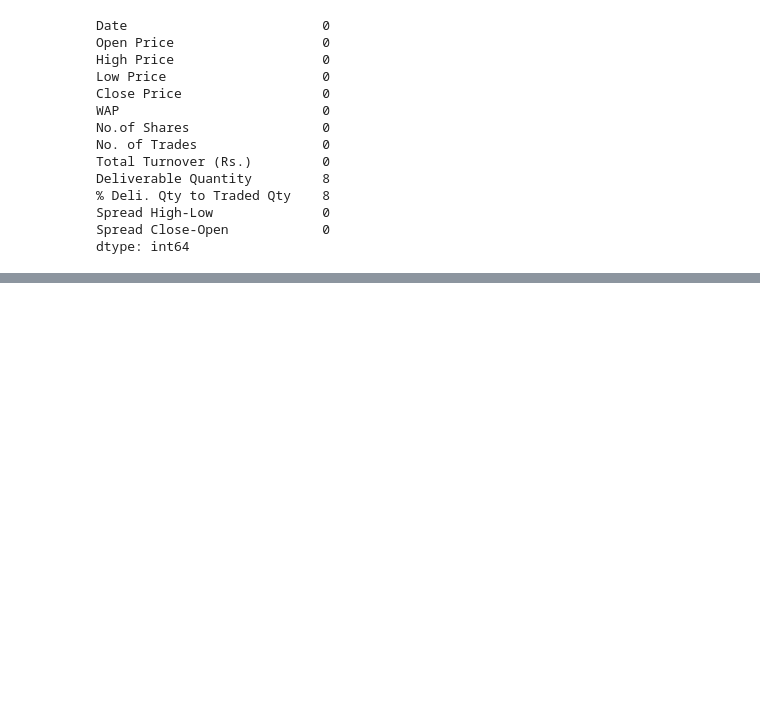
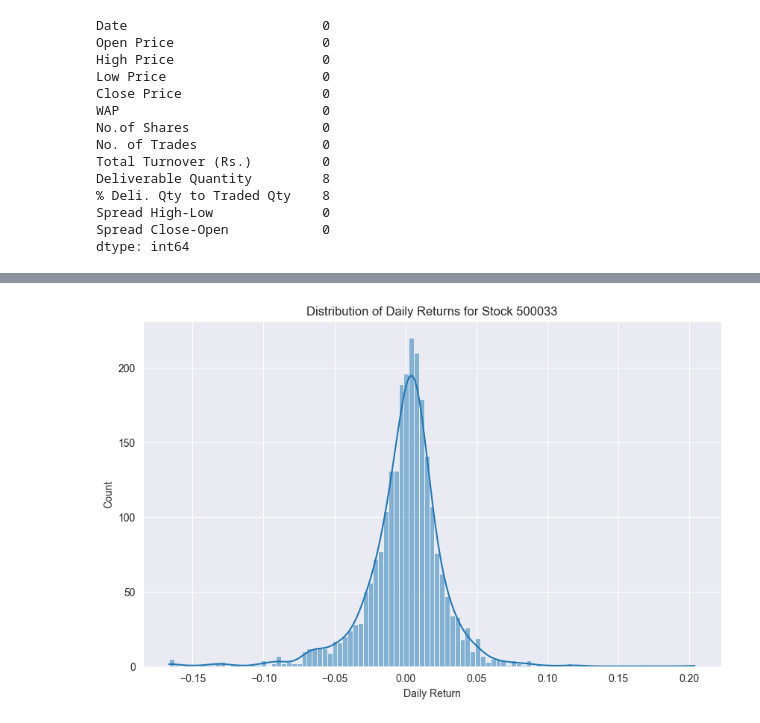
Before and after one commit to Nik-code/Advanced-Stock-Analysis, a Jupyter notebook: notebooks/data_preprocessing_and_analysis.ipynb, the cells around one changed output, grey strips where cells are left out. Drawn from its saved outputs; the diff is of its cells as text; code cells hidden in the pictures; blank space fills up the shorter version.

```diff
--- a/notebooks/data_preprocessing_and_analysis.ipynb
+++ b/notebooks/data_preprocessing_and_analysis.ipynb
@@ -127,0 +127,11 @@ plt.show()
+# %%
+# Calculate daily returns
+df['Daily Return'] = df['Close Price'].pct_change()
+
+# Plot the distribution of daily returns
+plt.figure(figsize=(10, 6))
+sns.histplot(df['Daily Return'].dropna(), kde=True)
+plt.title(f'Distribution of Daily Returns for Stock {first_stock_code}')
+plt.show()
+# %% [output]
+[figure, added]
```
Also changed, not shown: parts of 4 cells of this notebook, 3 other files.
